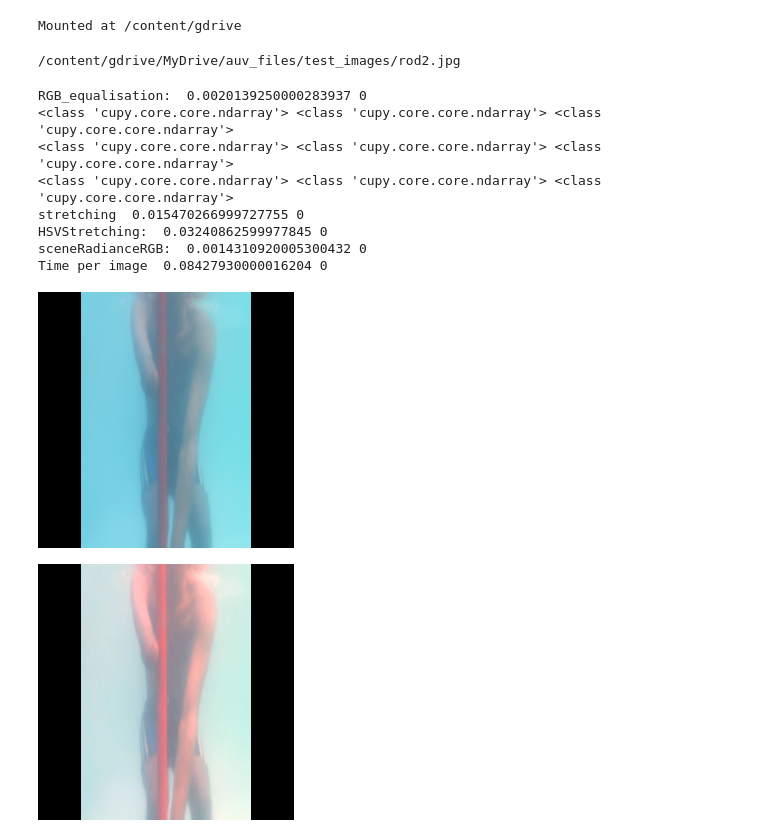
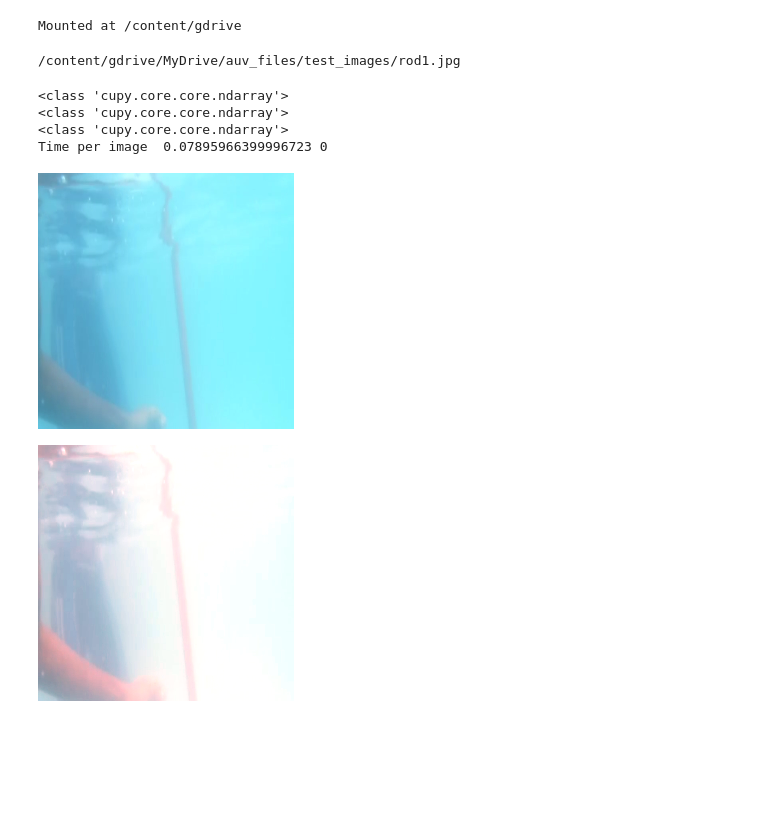
Before and after one commit to CasCard/RIG-Works, a Jupyter notebook: abel/cupy_converted.ipynb, the cells around one changed output. Saved outputs shown, nothing was run; the diff lists cells and outputs as text; code cells hidden in the pictures; blank space fills up the shorter version.

```diff
--- a/abel/cupy_converted.ipynb
+++ b/abel/cupy_converted.ipynb
@@ -12,9 +15,12 @@ import cupy as cp
 drive.mount('/content/gdrive', force_remount=True)
 # %% [output]
 Mounted at /content/gdrive
+# %%
+one = cp.ones((256,256))
+height = width = 256
 # %%
-frame1 = '/content/gdrive/MyDrive/auv_files/test_images/rod2.jpg'
+frame1 = '/content/gdrive/MyDrive/auv_files/test_images/rod1.jpg'
 print(frame1)
 # %% [output]
-/content/gdrive/MyDrive/auv_files/test_images/rod2.jpg
+/content/gdrive/MyDrive/auv_files/test_images/rod1.jpg
 # %%
@@ -162,58 +110,24 @@ def histogram_general(r_array,height, width,input):
         c = cp.where(r_array > I_max1, I_max, c)
     return c
 # %%
-import os
-import numpy as np
-import cv2
-import natsort
-import xlwt
-import datetime
-
-
-
-np.seterr(over='ignore')
 if __name__ == '__main__':
     pass
 count = 0
 import timeit
 starti = timeit.default_timer()
 frame = cv2.imread(frame1)
 frame = cv2.resize(frame , (256,256))
-
-# check for successfulness of cap.read()
-start = timeit.default_timer()
 sceneRadiance = RGB_equalisation(frame)
-stop = timeit.default_timer()
-print('RGB_equalisation: ', stop - start ,count)
-
-start = timeit.default_timer()
 sceneRadiance = stretching(sceneRadiance)
-stop = timeit.default_timer()
-print('stretching ', stop - start ,count)
-# # cv2.imwrite(folder + '/OutputImages/' + Number + 'Stretched.jpg', sceneRadiance)
-start = timeit.default_timer()
 sceneRadiance = HSVStretching(sceneRadiance)
-stop = timeit.default_timer()
-print('HSVStretching: ', stop - start ,count)
-
-start = timeit.default_timer()
-sceneRadiance = sceneRadianceRGB(sceneRadiance)
-stop = timeit.default_timer()
-print('sceneRadianceRGB: ', stop - start ,count)
-# Save the video
 stopi = timeit.default_timer()
 print('Time per image ', stopi - starti ,count)
 cv2_imshow(frame)
 cv2_imshow(sceneRadiance)
-# cv2_imshow(image) # Note cv2_imshow, not cv2.imshow
 # %% [output]
-RGB_equalisation:  0.0020139250000283937 0
-<class 'cupy.core.core.ndarray'> <class 'cupy.core.core.ndarray'> <class 'cupy.core.core.ndarray'>
-<class 'cupy.core.core.ndarray'> <class 'cupy.core.core.ndarray'> <class 'cupy.core.core.ndarray'>
-<class 'cupy.core.core.ndarray'> <class 'cupy.core.core.ndarray'> <class 'cupy.core.core.ndarray'>
-stretching  0.015470266999727755 0
-HSVStretching:  0.03240862599977845 0
-sceneRadianceRGB:  0.0014310920005300432 0
-Time per image  0.08427930000016204 0
+<class 'cupy.core.core.ndarray'>
+<class 'cupy.core.core.ndarray'>
+<class 'cupy.core.core.ndarray'>
+Time per image  0.07895966399996723 0
-[figure, old version]
+[figure, new version]
-[figure, old version]
+[figure, new version]
```
Also changed, not shown: parts of 8 cells of this notebook.
